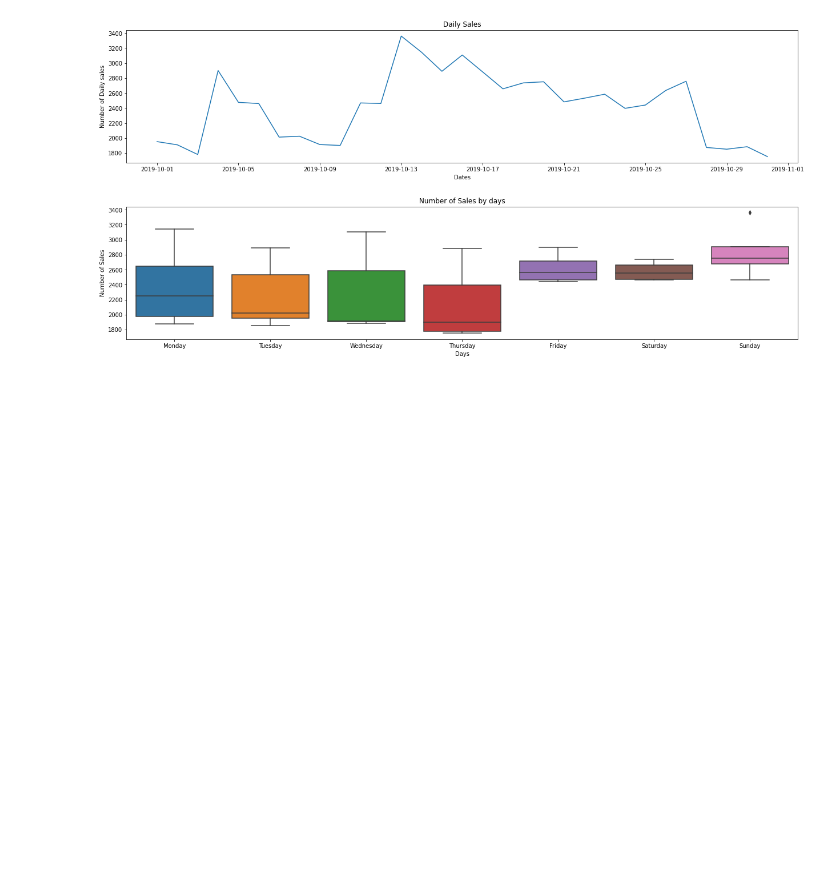
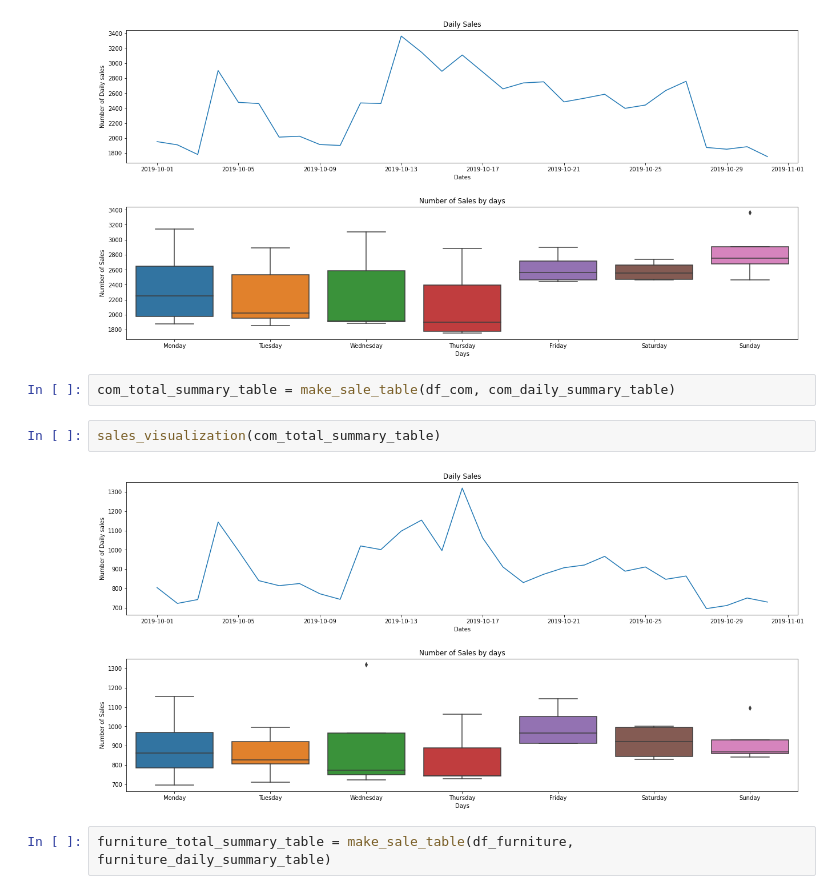
Before and after one commit to jiyoungemma/User-Log-data-analytics, a Jupyter notebook: e_commerce_analytics.ipynb, the cells around one changed output. Saved outputs shown, nothing was run; the diff lists cells and outputs as text; blank space fills up the shorter version.

```diff
--- a/e_commerce_analytics.ipynb
+++ b/e_commerce_analytics.ipynb
@@ -1088,3 +1068,11 @@ sales_visualization(elec_total_summary_table)
 sales_visualization(appli_total_summary_table)
 # %% [output]
 [figure]
+# %%
+com_total_summary_table = make_sale_table(df_com, com_daily_summary_table)
+# %%
+sales_visualization(com_total_summary_table)
+# %% [output]
+[figure, added]
+# %%
+furniture_total_summary_table = make_sale_table(df_furniture, furniture_daily_summary_table)
```
Also changed, not shown: parts of 28 cells of this notebook.
